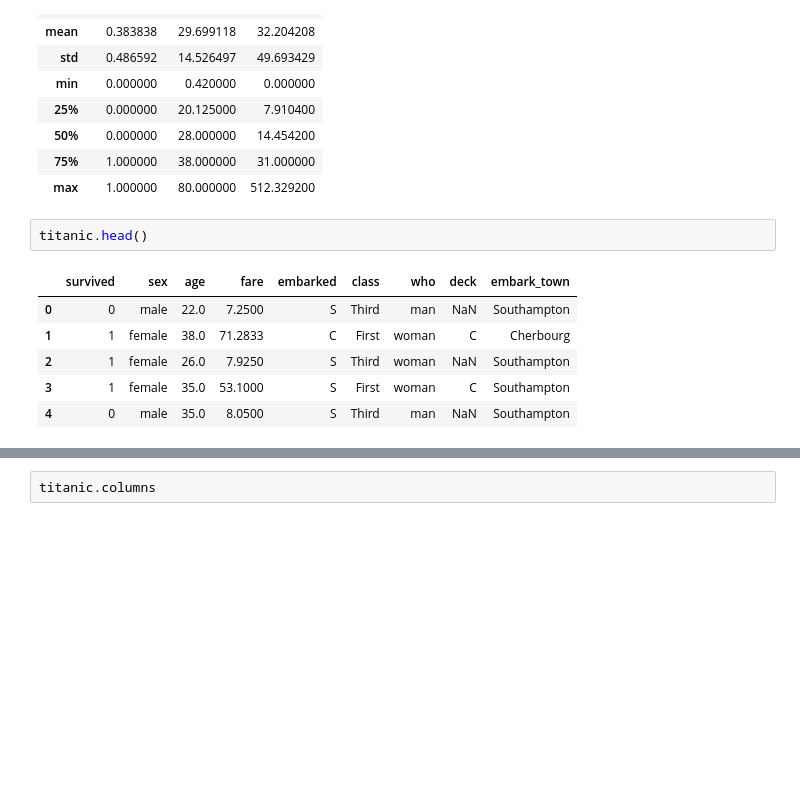
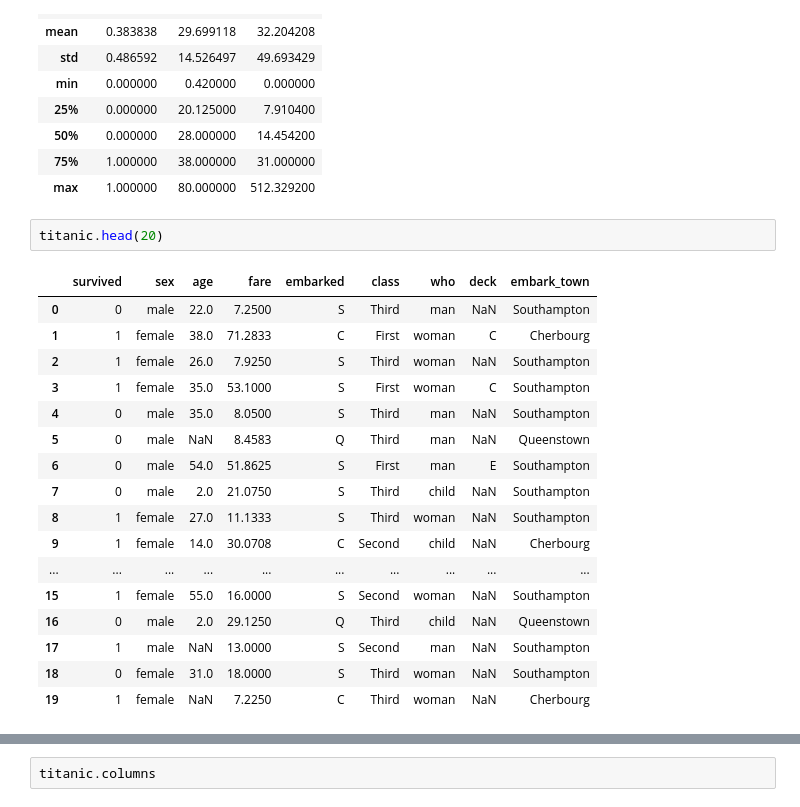
Before and after one commit to berkeley-stat159-f17/stat159-f17, a Jupyter notebook: lectures/12-data-intro.ipynb, the cells around one changed output, grey strips where cells are left out. Saved outputs shown, nothing was run; the diff lists cells and outputs as text; blank space fills up the shorter version.

```diff
--- a/lectures/12-data-intro.ipynb
+++ b/lectures/12-data-intro.ipynb
@@ -369,12 +378,23 @@ titanic.describe()
 | 75% | 1.000000 | 38.000000 | 31.000000 |
 | max | 1.000000 | 80.000000 | 512.329200 |
 # %%
-titanic.head()
+titanic.head(20)
 # %% [output]
 |  | survived | sex | age | fare | embarked | class | who | deck | embark_town |
 | 0 | 0 | male | 22.0 | 7.2500 | S | Third | man | NaN | Southampton |
 | 1 | 1 | female | 38.0 | 71.2833 | C | First | woman | C | Cherbourg |
 | 2 | 1 | female | 26.0 | 7.9250 | S | Third | woman | NaN | Southampton |
 | 3 | 1 | female | 35.0 | 53.1000 | S | First | woman | C | Southampton |
 | 4 | 0 | male | 35.0 | 8.0500 | S | Third | man | NaN | Southampton |
+| 5 | 0 | male | NaN | 8.4583 | Q | Third | man | NaN | Queenstown |
+| 6 | 0 | male | 54.0 | 51.8625 | S | First | man | E | Southampton |
+| 7 | 0 | male | 2.0 | 21.0750 | S | Third | child | NaN | Southampton |
+| 8 | 1 | female | 27.0 | 11.1333 | S | Third | woman | NaN | Southampton |
+| 9 | 1 | female | 14.0 | 30.0708 | C | Second | child | NaN | Cherbourg |
+| ... | ... | ... | ... | ... | ... | ... | ... | ... | ... |
+| 15 | 1 | female | 55.0 | 16.0000 | S | Second | woman | NaN | Southampton |
+| 16 | 0 | male | 2.0 | 29.1250 | Q | Third | child | NaN | Queenstown |
+| 17 | 1 | male | NaN | 13.0000 | S | Second | man | NaN | Southampton |
+| 18 | 0 | female | 31.0 | 18.0000 | S | Third | woman | NaN | Southampton |
+| 19 | 1 | female | NaN | 7.2250 | C | Third | woman | NaN | Cherbourg |
 # %%
```
Also changed, not shown: parts of 24 cells of this notebook.
